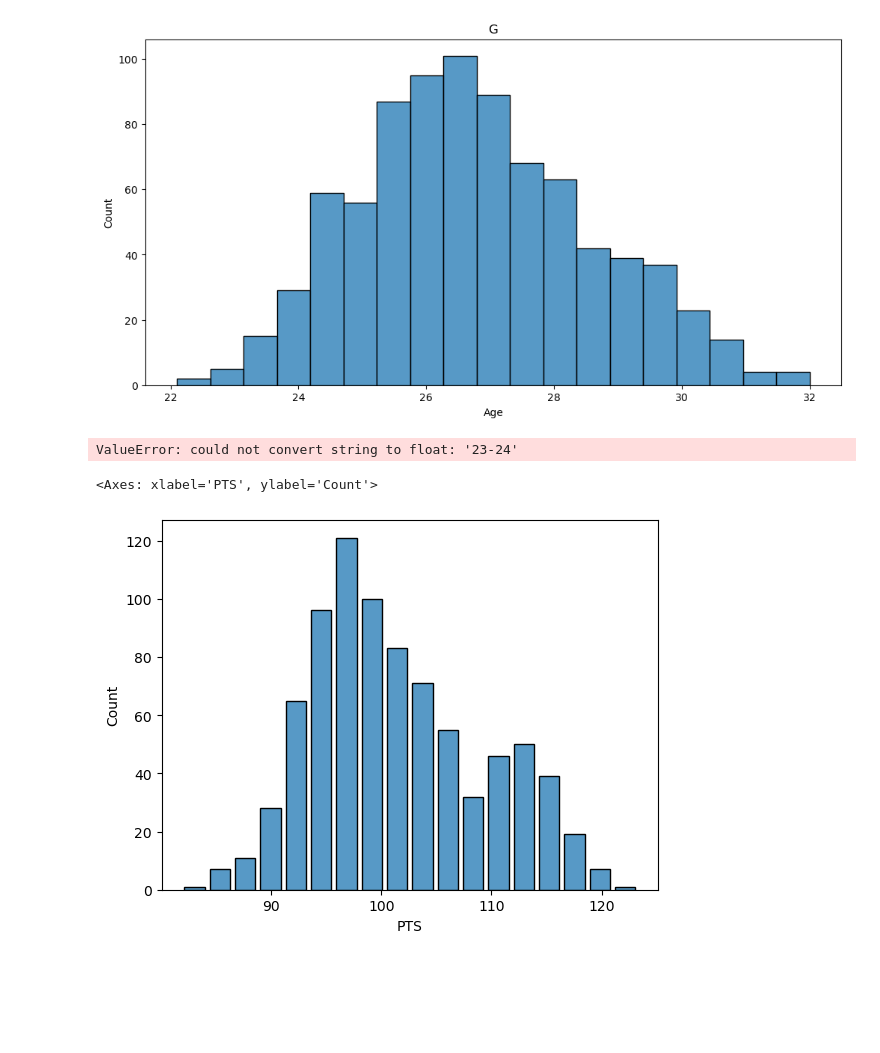
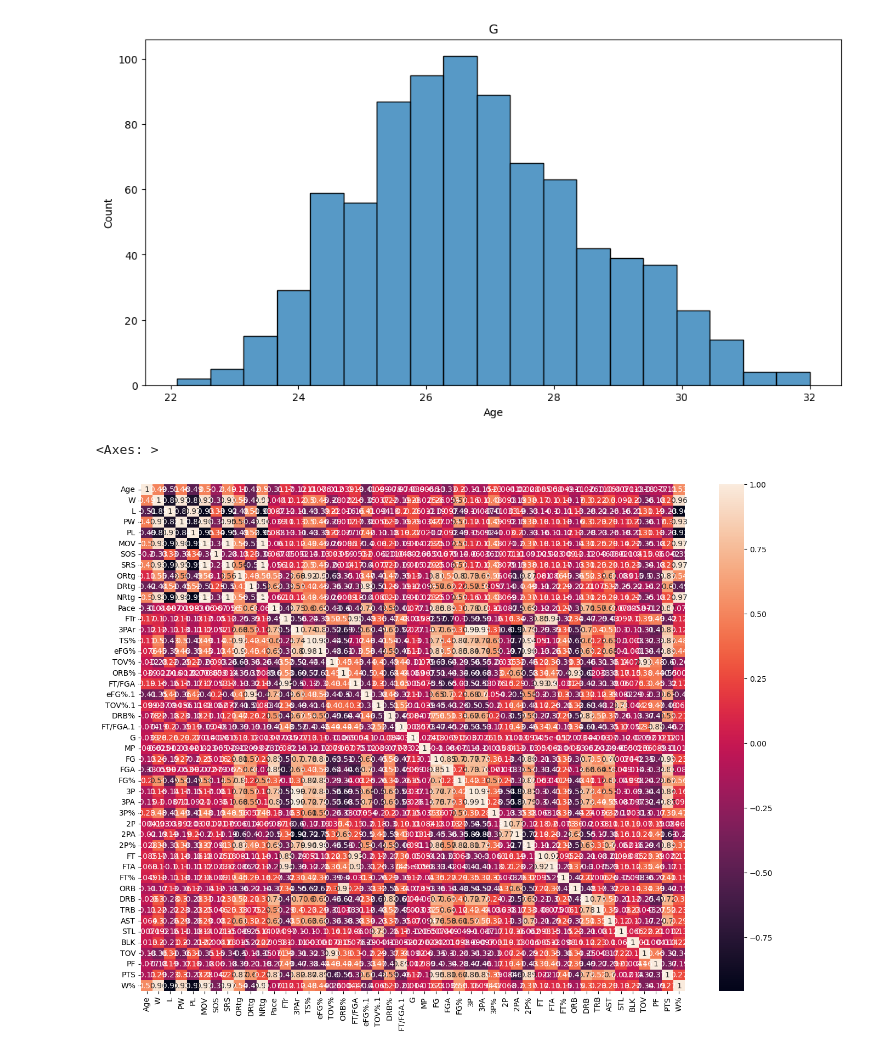
Before and after one commit to abdulksyed10/CS2410FinalProject, a Jupyter notebook: Preprocessing.ipynb, the cells around one changed output. Saved outputs shown, nothing was run; the diff lists cells and outputs as text; code cells hidden in the pictures; blank space fills up the shorter version.

```diff
--- a/Preprocessing.ipynb
+++ b/Preprocessing.ipynb
@@ -109,25 +111,13 @@ plt.show()
 # %% [output]
 [figure]
 # %%
-# Look for relationships between features using correlation matrix
-correlation_matrix = df.corr()
+numeric_df = df.drop(columns=['Season', 'Team', 'Championship'])
+
+# Compute correlation matrix
+
+correlation_matrix = numeric_df.corr()
 plt.figure(figsize=(16, 12))
 sns.heatmap(correlation_matrix, annot=True)
-plt.title('Correlation Matrix')
-plt.show()
 # %% [output]
-ValueError: could not convert string to float: '23-24'
+<Axes: >
+[figure, added]
-# %%
-import pandas as pd
-import numpy as np
-import matplotlib.pyplot as plt
-import seaborn as sns
-from sklearn.preprocessing import LabelEncoder
-
-data_url = 'nbastats.csv'
-df = pd.read_csv(data_url)
-
-sns.histplot(x='PTS', data=df, shrink=0.8)
-# %% [output]
-<Axes: xlabel='PTS', ylabel='Count'>
-[figure, removed]
```
Also changed, not shown: parts of 17 cells of this notebook.
